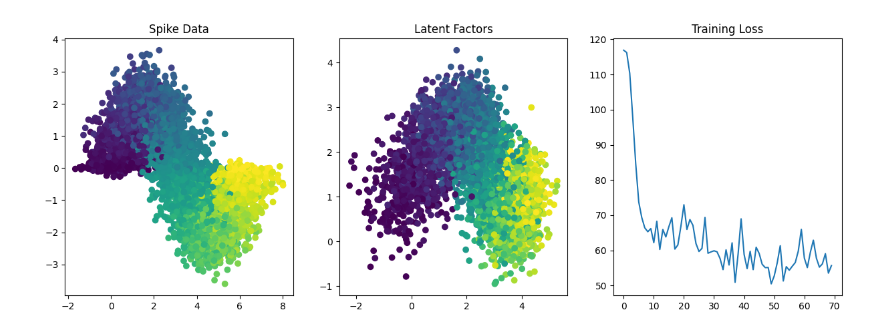
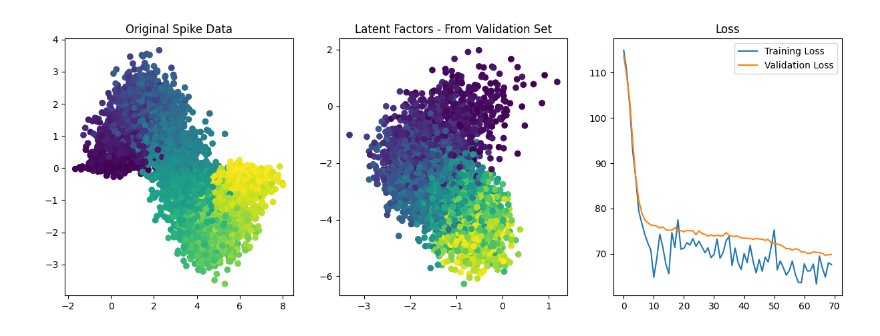
Before and after one commit to JohnKang0720/pivae-model, a Jupyter notebook: PIVAE.ipynb, the cells around one changed output. Cells and saved outputs as stored; diff of their text form; code cells hidden in the pictures.

```diff
--- a/PIVAE.ipynb
+++ b/PIVAE.ipynb
@@ -301,6 +298,7 @@ class PIVAE(tf.keras.Model):
 
     def train_step(self, data):
         x_input, y_target = data
+
         x_input = tf.cast(x_input, tf.float32)
         y_target = tf.cast(y_target, tf.float32)
 
@@ -321,6 +319,23 @@ class PIVAE(tf.keras.Model):
             "recon_loss": tf.reduce_mean(recon_per_sample),
             "kl_loss": tf.reduce_mean(kl_loss)
         }
+
+
+    def test_step(self, data):
+        x_input, y_target = data
+        x_input = tf.cast(x_input, tf.float32)
+        y_target = tf.cast(y_target, tf.float32)
+
+        x_pred, post_mean, post_log_var, lam_mean, lam_log_var = self(x_input, y_target, training=False)
+        recon_per_sample = tf.reduce_sum(x_pred - x_input * tf.math.log(tf.clip_by_value(x_pred, 1e-7, 1e7)), axis=-1)
+        kl_loss = self.compute_kl_loss(post_mean, post_log_var, lam_mean, lam_log_var)
+        total_loss = tf.reduce_mean(recon_per_sample + self.kl_weight * kl_loss)
+
+        return {
+            "loss": total_loss,
+            "recon_loss": tf.reduce_mean(recon_per_sample),
+            "kl_loss": tf.reduce_mean(kl_loss)
+        }
 # %%
 x_train = x_true[:10000]
 x_val  = x_true[10000:15000]
@@ -328,15 +343,8 @@ x_val  = x_true[10000:15000]
 u_train = u_true[:10000]
 u_val = u_true[10000:15000]
 # %%
-
 pivae = PIVAE(N_DIM, 2)
 pivae.compile(optimizer=tf.keras.optimizers.Adam(learning_rate=1e-5))
-fit = pivae.fit(x_train, u_train, epochs=70, batch_size=50, verbose=2)
-history = fit.history['loss']
-
-# Learning Rate of 1e-5 is optimal
-# Epochs of 50~70 should be good.
-# 20 neurons for Prior
-# ~60 neurons for Encoder
+fit = pivae.fit(x_train, u_train, epochs=70, batch_size=50, verbose=2, validation_data=(x_val, u_val))
 # %% [output]
 Epoch 1/70
@@ -365,11 +373,13 @@ s = pivae.reparameterize(post_mean, post_log_var)
 # %%
 fig,ax = plt.subplots(1,3, figsize=(15,5))
 ax[0].scatter(x=z_true[10000:15000, 0], y=z_true[10000:15000, 1], c=u_val)
-ax[0].set_title("Spike Data")
-ax[1].scatter(s[:, 1], s[:, 0], c=u_val, cmap='viridis')
-ax[1].set_title("Latent Factors")
-ax[2].plot(history[:])
-ax[2].set_title("Training Loss")
+ax[0].set_title("Original Spike Data")
+ax[1].scatter(s[:, 0], s[:, 1], c=u_val, cmap='viridis')
+ax[1].set_title("Latent Factors - From Validation Set")
+ax[2].plot(fit.history['loss'][:], label="Training Loss")
+ax[2].plot(fit.history['val_loss'][:], label="Validation Loss")
+ax[2].set_title("Loss")
+ax[2].legend()
 plt.show()
 # %% [output]
-[figure, old version]
+[figure, new version]
```
Also changed, not shown: parts of 3 cells of this notebook, 1 other file.
